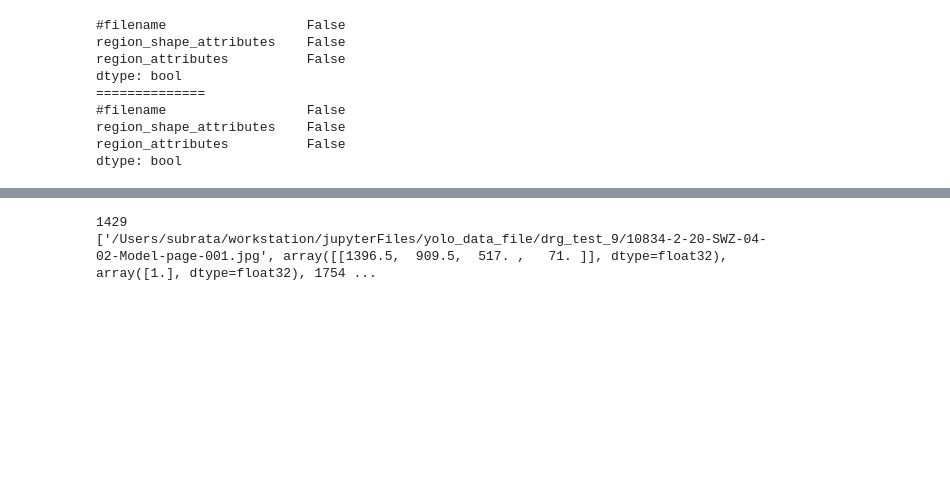
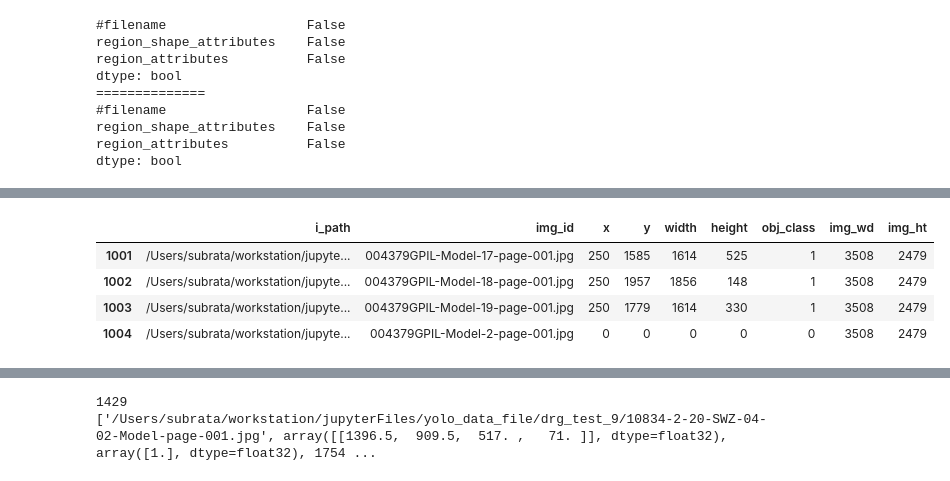
Before and after one commit to subratasensharma/ML, a Jupyter notebook: 001_Kolkata_1_30_11_24.ipynb, the cells around one changed output, grey strips where cells are left out. Saved outputs shown, nothing was run; the diff lists cells and outputs as text; code cells hidden in the pictures; blank space fills up the shorter version.

```diff
--- a/002_A_26_06_2023.ipynb
+++ b/001_Kolkata_1_30_11_24.ipynb
@@ -217,3 +304,11 @@ merged_drg_data.tail(3)
+# %%
+merged_drg_data[1001:1005]
+# %% [output]
+|  | i_path | img_id | x | y | width | height | obj_class | img_wd | img_ht |
+| 1001 | /Users/subrata/workstation/jupyte... | 004379GPIL-Model-17-page-001.jpg | 250 | 1585 | 1614 | 525 | 1 | 3508 | 2479 |
+| 1002 | /Users/subrata/workstation/jupyte... | 004379GPIL-Model-18-page-001.jpg | 250 | 1957 | 1856 | 148 | 1 | 3508 | 2479 |
+| 1003 | /Users/subrata/workstation/jupyte... | 004379GPIL-Model-19-page-001.jpg | 250 | 1779 | 1614 | 330 | 1 | 3508 | 2479 |
+| 1004 | /Users/subrata/workstation/jupyte... | 004379GPIL-Model-2-page-001.jpg | 0 | 0 | 0 | 0 | 0 | 3508 | 2479 |
 # %%
 # find drawing of maximum size
 df = merged_drg_data.sort_values('img_wd', ascending=False)
```
Also changed, not shown: parts of 22 cells of this notebook, 45 other files.
